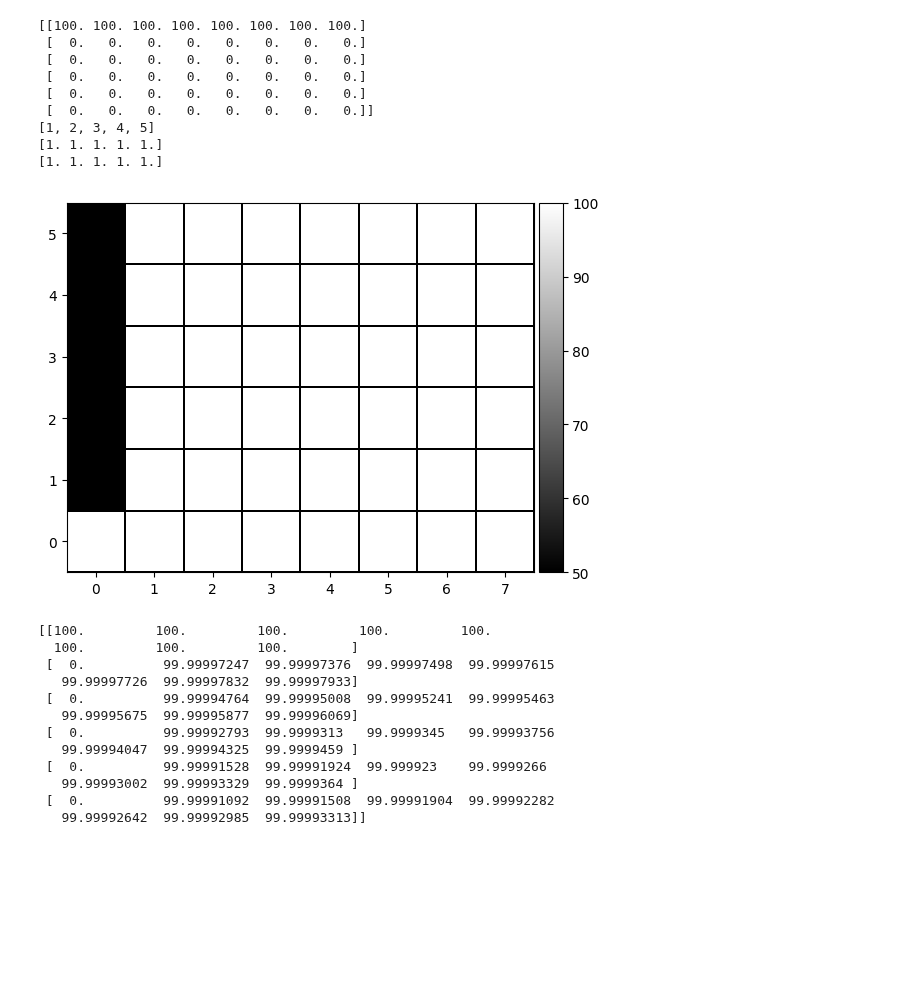
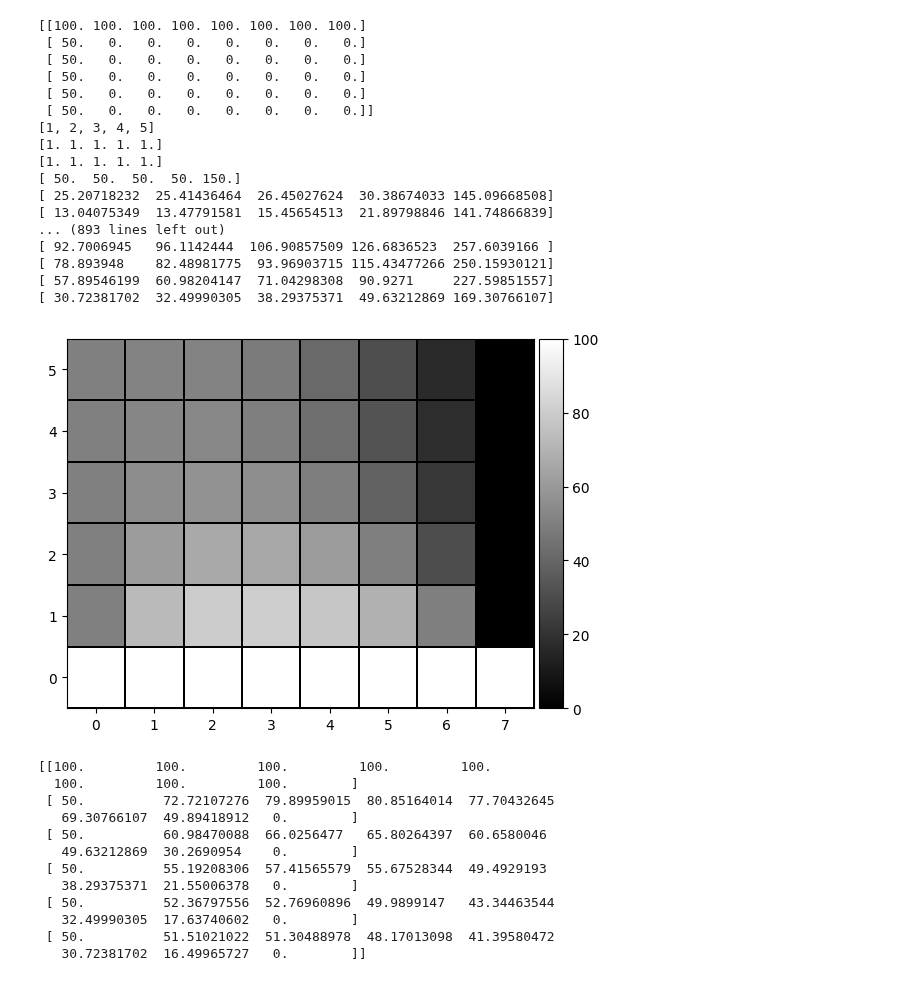
Before and after one commit to MehmetHakanSari/PotentialSolver, a Jupyter notebook: trials.ipynb, the cells around one changed output. Cells and saved outputs as stored; diff of their text form; code cells hidden in the pictures; blank space fills up the shorter version.

```diff
--- a/trials.ipynb
+++ b/trials.ipynb
@@ -98,8 +98,8 @@ space.nonuniform_block_mesh_2D()
 # print(space.matricies[0])
 # print(space.matricies[1])
 
-BCs = {'W': 'D', 'S': 'N', 'E': 'N', 'N': 'D' }
-BCs_values = {'W': 50, 'S': 0, 'E': 0, 'N': 100}
+BCs = {'W': 'D', 'S': 'N', 'E': 'D', 'N': 'N' }
+BCs_values = {'W': 50, 'S': 0, 'E': 0, 'N': 0}
 
 solution = PDE_2D_Solver(BCs)
 solution.solver(BCs_values, space)
@@ -109,52 +109,60 @@ fig, ax = plt.subplots()
 # # ax = fig1.add_subplot(111, projection='3d')
 z = np.zeros((node_numbers[1],node_numbers[0]))
 x_MAT = space.matricies[0]
 y_MAT = space.matricies[1]
 # # ax.plot_surface(x_MAT,y_MAT,z,vmin=-0.5, vmax=1.0, edgecolors="black")
 # plt.plot(x_MAT,y_MAT,z,vmin=-0.5, vmax=1.0, edgecolors="black")
-image = ax.pcolormesh(x_MAT,y_MAT,solution.solution, vmin=50, vmax=100, edgecolors="black", cmap='gray', linewidth=0.1)
+image = ax.pcolormesh(x_MAT,y_MAT,solution.solution, vmin=0, vmax=100, edgecolors="black", cmap='gray', linewidth=0.1)
 divider = make_axes_locatable(ax)
 cax = divider.append_axes("right", size="5%", pad=0.05)
 plt.colorbar(image, cax=cax)
 plt.show()
 
 print(solution.solution)
 
 
 # W = np.array([0, -4, -4],dtype='float')
 # C = np.array([10, 10, 10],dtype='float')
 # E = np.array([-4, -4, 0],dtype='float')
 # Q = np.array([275, 75, 475],dtype='float')
 
 # print(TDMA(W,C,E,Q))
 
 # x_MAT = np.array([[1,2,3,4,5],[11,21,31,41,51],[51,52,53,54,55]])
 # x_MAT = x_MAT.T
 # print(x_MAT)
 # print(x_MAT[-2:0:-1,1])
 # %% [output]
 [[100. 100. 100. 100. 100. 100. 100. 100.]
- [  0.   0.   0.   0.   0.   0.   0.   0.]
- [  0.   0.   0.   0.   0.   0.   0.   0.]
- [  0.   0.   0.   0.   0.   0.   0.   0.]
- [  0.   0.   0.   0.   0.   0.   0.   0.]
- [  0.   0.   0.   0.   0.   0.   0.   0.]]
+ [ 50.   0.   0.   0.   0.   0.   0.   0.]
+ [ 50.   0.   0.   0.   0.   0.   0.   0.]
+ [ 50.   0.   0.   0.   0.   0.   0.   0.]
+ [ 50.   0.   0.   0.   0.   0.   0.   0.]
+ [ 50.   0.   0.   0.   0.   0.   0.   0.]]
 [1, 2, 3, 4, 5]
 [1. 1. 1. 1. 1.]
 [1. 1. 1. 1. 1.]
+[ 50.  50.  50.  50. 150.]
+[ 25.20718232  25.41436464  26.45027624  30.38674033 145.09668508]
+[ 13.04075349  13.47791581  15.45654513  21.89798846 141.74866839]
+... (893 lines left out)
+[ 92.7006945   96.1142444  106.90857509 126.6836523  257.6039166 ]
+[ 78.893948    82.48981775  93.96903715 115.43477266 250.15930121]
+[ 57.89546199  60.98204147  71.04298308  90.9271     227.59851557]
+[ 30.72381702  32.49990305  38.29375371  49.63212869 169.30766107]
-[figure, old version]
+[figure, new version]
 [[100.         100.         100.         100.         100.
   100.         100.         100.        ]
- [  0.          99.99997247  99.99997376  99.99997498  99.99997615
-   99.99997726  99.99997832  99.99997933]
- [  0.          99.99994764  99.99995008  99.99995241  99.99995463
-   99.99995675  99.99995877  99.99996069]
- [  0.          99.99992793  99.9999313   99.9999345   99.99993756
-   99.99994047  99.99994325  99.9999459 ]
- [  0.          99.99991528  99.99991924  99.999923    99.9999266
-   99.99993002  99.99993329  99.9999364 ]
- [  0.          99.99991092  99.99991508  99.99991904  99.99992282
-   99.99992642  99.99992985  99.99993313]]
+ [ 50.          72.72107276  79.89959015  80.85164014  77.70432645
+   69.30766107  49.89418912   0.        ]
+ [ 50.          60.98470088  66.0256477   65.80264397  60.6580046
+   49.63212869  30.2690954    0.        ]
+ [ 50.          55.19208306  57.41565579  55.67528344  49.4929193
+   38.29375371  21.55006378   0.        ]
+ [ 50.          52.36797556  52.76960896  49.9899147   43.34463544
+   32.49990305  17.63740602   0.        ]
+ [ 50.          51.51021022  51.30488978  48.17013098  41.39580472
+   30.72381702  16.49965727   0.        ]]
 # %%
 print(x_MAT)
 print(" ")
```
Also changed, not shown: 1 other file.
